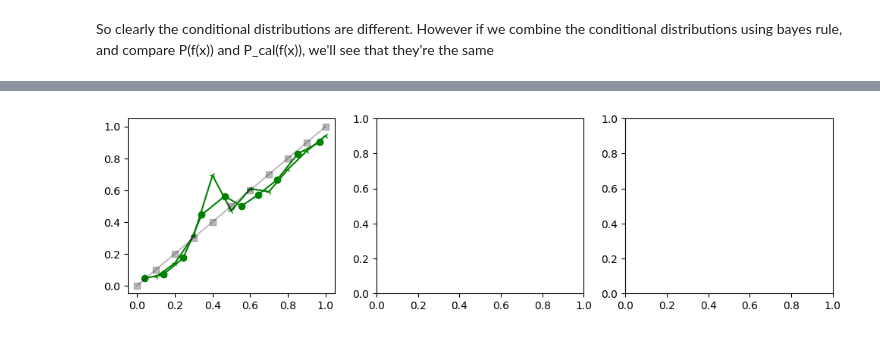
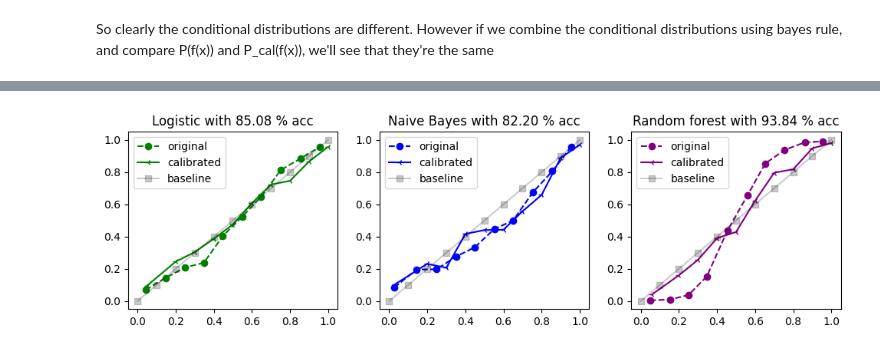
Before and after one commit to kwekuka/wasscal, a Jupyter notebook: notebooks/explore_data.ipynb, the cells around one changed output, grey strips where cells are left out. Saved outputs shown, nothing was run; the diff lists cells and outputs as text; code cells hidden in the pictures.

```diff
--- a/notebooks/explore_data.ipynb
+++ b/notebooks/explore_data.ipynb
@@ -13,7 +14,7 @@ from sklearn.ensemble import RandomForestClassifier
 from sklearn.linear_model import LogisticRegression
 from sklearn.model_selection import train_test_split
 # %%
-N = 1000
+N = 5000
 n_bins = 10
 split_p = 0.5
 train_N = int(N*split_p)
@@ -182,35 +217,28 @@ pmf_neg = binPMF(bin_pred, y_test, bins, k=0)
 # %%
 fig, ax = plt.subplots(1,3,figsize=(12,3))
-for i, (clf, name) in enumerate(clf_list[:1]):
+for i, (clf, name) in enumerate(clf_list):
     clf.fit(X_train, y_train)
     cal_dists = []
 
     # Get the probability of belonging to the Y=1 class
     pos_pred = clf.predict_proba(X_test)[:, 1]
-
-    # snap scores to bins
+    y_lab = clf.predict(X_test)
+    ax[i].set_title("%s with %.2f %% acc" % (name, 100*accuracy_score(y_test, y_lab.astype(int))))    # snap scores to bins
     bin_pred = snap(pos_pred, bins=bins).reshape(-1, 1)
 
-    _, p_count = np.unique(bin_pred, return_counts=True)
-    p_freq = p_count / np.sum(p_count)
+    transported = bin_pred.copy()
+    transportPlans = getKTransportPlans(scores=bin_pred, y=y_lab, K=2, bins=bins)
+    for k in range(K):
+        transported = applyTransportPlan(a=transported, M=transportPlans[k], y=y_lab, k=k, bins=bins)
 
-    clb_neg = calibratedConditional(P=p_freq, y=y_test, k=0, bins=bins)
-    clb_pos = calibratedConditional(P=p_freq, y=y_test, k=1, bins=bins)
+    y_pred = clf.predict_proba(X_test)[:,1]
+    acc, conf = calibration_curve(y_test, y_pred, n_bins=n_bins)
+    ax[i].plot(conf, acc, marker="o", color=colors[i], linestyle='--', label="original")
 
-    pmf_pos = binPMF(bin_pred, y_test, bins, k=1)
-    pmf_neg = binPMF(bin_pred, y_test, bins, k=0)
+    clb_acc, clb_conf = calibration_curve(y_test, transported, n_bins=n_bins)
+    ax[i].plot(clb_conf, clb_acc, marker="3", color=colors[i], label="calibrated")
 
-    pos_plan = sinkhornTransport(pmf_pos, clb_pos, bins=bins)
-    transported_pos = applyTransportPlan(a=bin_pred, M=pos_plan, y=y_test, k=1, bins=bins)
-    transported_all = applyTransportPlan(a=transported_pos, M=pos_plan, y=y_test, k=0, bins=bins)
-
-    # y_pred = clf.predict_proba(X_test)[:,1]
-    # acc, conf = calibration_curve(y_test, y_pred, n_bins=n_bins)
-    # ax[i].plot(conf, acc, marker="o", color=colors[i])
-
-    # clb_acc, clb_conf = calibration_curve(y_test, transported_all, n_bins=n_bins)
-    # ax[i].plot(clb_conf, clb_acc, marker="3", color=colors[i])
-
-    # ax[i].plot(bins, bins, marker="s", color="black", alpha=0.25 )
+    ax[i].plot(bins, bins, marker="s", color="black", alpha=0.2, label="baseline")
+    ax[i].legend()
 # %% [output]
-[figure, old version]
+[figure, new version]
```
Also changed, not shown: parts of 11 cells of this notebook, 2 other files.
